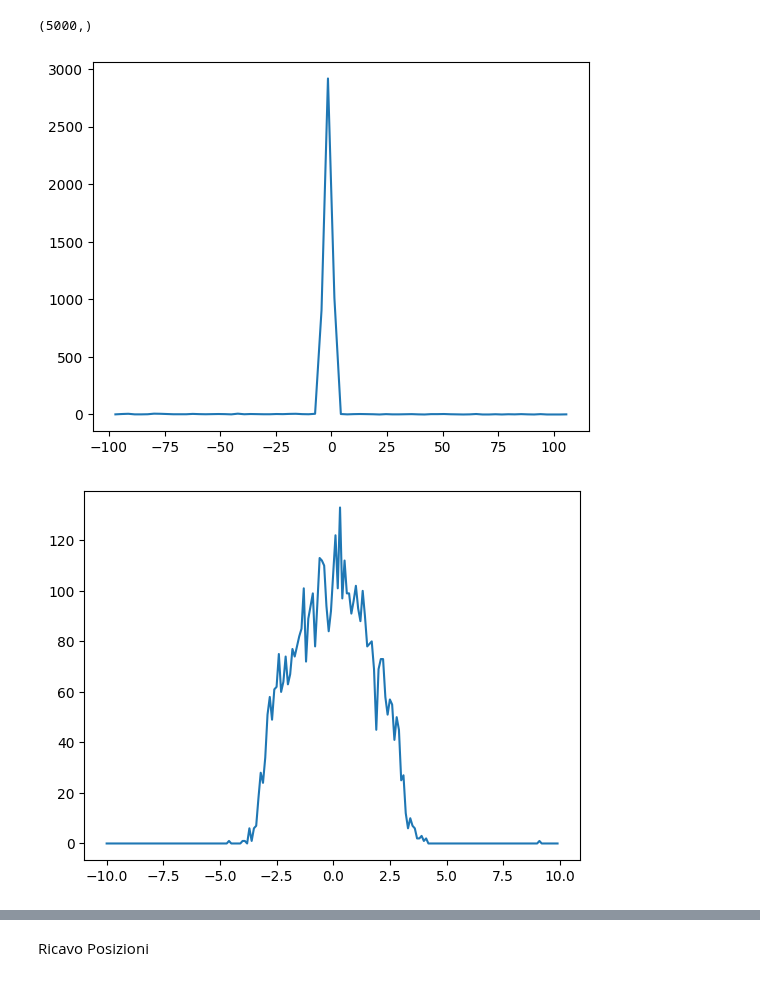
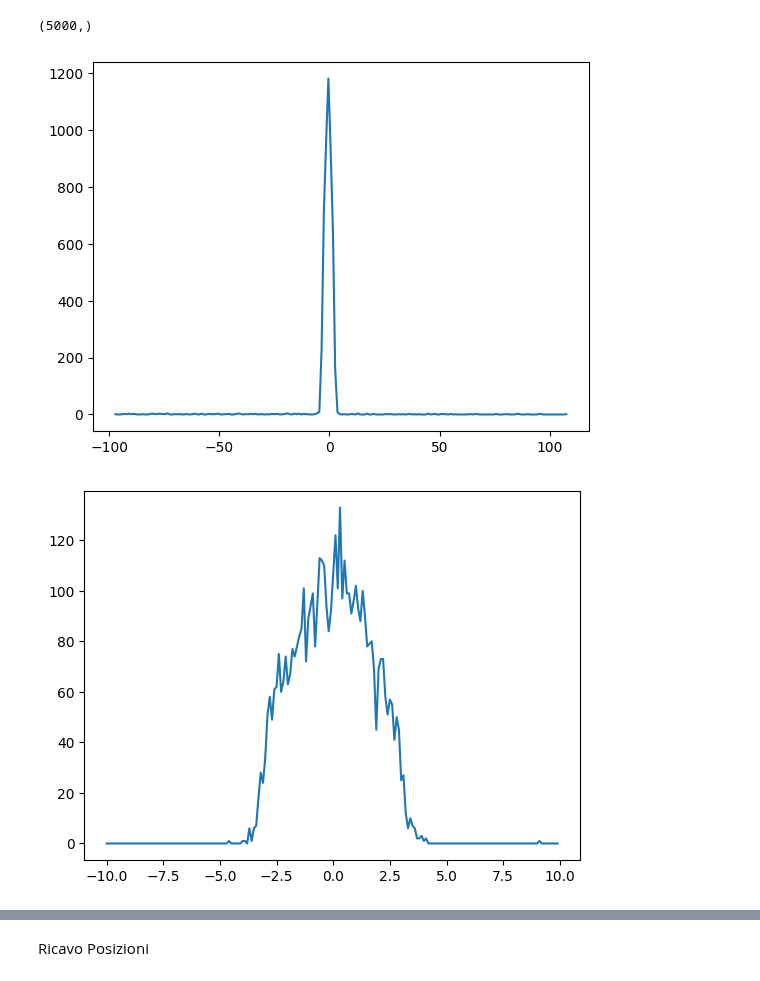
Before and after one commit to francescouni0/FisMedLab, a Jupyter notebook: Plastici/Acquisizione Na-22 Esperienza Scintillatori-20230427T155444Z-001/Acquisizione Na-22 Esperienza Scintillatori/Position.ipynb, the cells around one changed output, grey strips where cells are left out. Drawn from its saved outputs; the diff is of its cells as text; code cells hidden in the pictures.

```diff
--- a/Plastici/Acquisizione Na-22 Esperienza Scintillatori-20230427T155444Z-001/Acquisizione Na-22 Esperienza Scintillatori/Position.ipynb
+++ b/Plastici/Acquisizione Na-22 Esperienza Scintillatori-20230427T155444Z-001/Acquisizione Na-22 Esperienza Scintillatori/Position.ipynb
@@ -25,32 +25,32 @@ print(t1_1.shape)
 (5000,)
 # %%
 # freq12_1,bins12_1=np.histogram(delta_t_12_1,bins=round(np.sqrt(5000)),range=(-10,10))
-freq12_1,bins12_1=np.histogram(delta_t_12_1,bins=round(np.sqrt(5000)))
+freq12_1,bins12_1=np.histogram(delta_t_12_1,bins=200)
 plt.plot(bins12_1[:-1],freq12_1)
 plt.show()
 
 freq34_1,bins34_1=np.histogram(delta_t_34_1,bins=200,range=(-10,10))
 plt.plot(bins34_1[:-1],freq34_1)
 plt.show()
 
 
 freq12_2,bins12_2=np.histogram(delta_t_12_2,bins=200,range=(-10,10))
 plt.plot(bins12_2[:-1],freq12_2)
 plt.show()
 
 freq34_2,bins34_2=np.histogram(delta_t_34_2,bins=200,range=(-10,10))
 plt.plot(bins34_2[:-1],freq34_2)
 plt.show()
 
 freq12_3,bins12_3=np.histogram(delta_t_12_3,bins=200,range=(-10,10))
 plt.plot(bins12_3[:-1],freq12_3)
 plt.show()
 
 freq34_3,bins34_3=np.histogram(delta_t_34_3,bins=200,range=(-10,10))
 plt.plot(bins34_3[:-1],freq34_3)
 plt.show()
 # %% [output]
-[figure, old version]
+[figure, new version]
 [figure]
 [figure]
 [figure]
```
Also changed, not shown: parts of 3 cells of this notebook, 1 other file.
